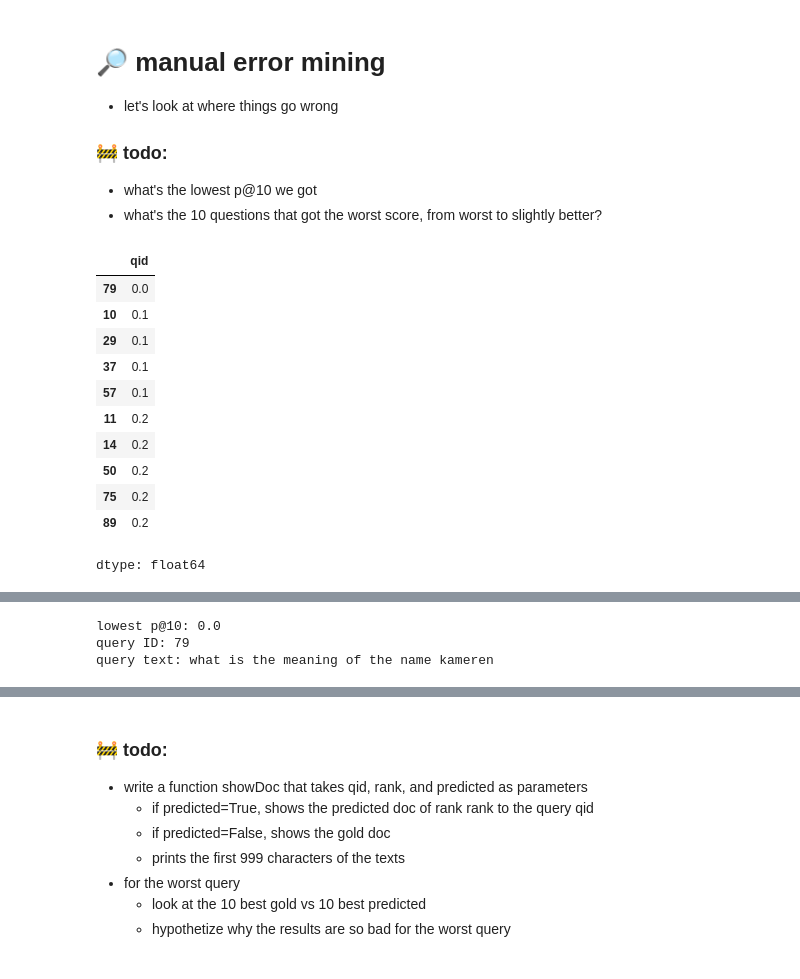
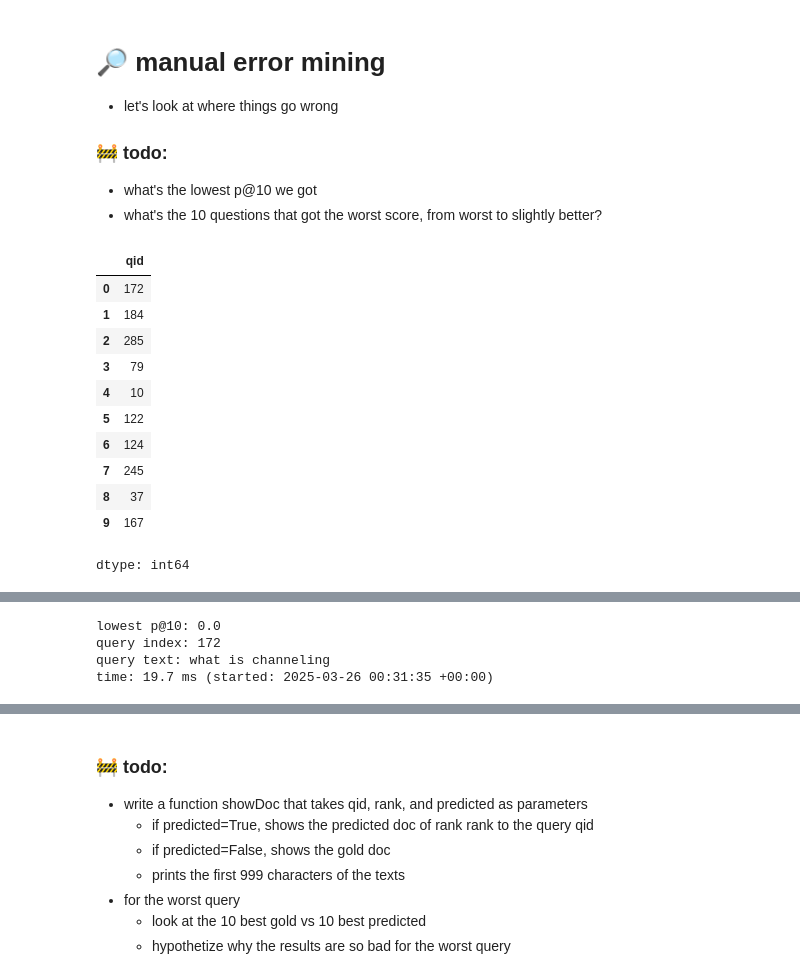
Before and after one commit to Coperr/information-retrieval, a Jupyter notebook: notebook3.ipynb, the cells around one changed output, grey strips where cells are left out. Saved outputs shown, nothing was run; the diff lists cells and outputs as text; code cells hidden in the pictures.

```diff
--- a/notebook3.ipynb
+++ b/notebook3.ipynb
@@ -93,7 +162,7 @@ tqdm.pandas()
 # %%
 # this is a different doc, no longer distinguishing title and body
 docs = pd.read_csv('our.text.msmarco.docs.tsv',sep='\t',usecols=[1,2])
-docs = docs.sample(n=5000, random_state=42) #reduce to 5 documents
+docs = docs.sample(n=15000, random_state=42) #reduce to 5 documents
 docs
 # %% [output]
 |  | docid | text |
@@ -115,8 +190,8 @@ tokenized_corpus = docs.text.progress_apply(vectorizer.build_analyzer())
 # %%
 # use only col 1 if you have memory problems and do BM25 only
 queries = pd.read_csv('our.msmarco.queries.tsv',sep='\t',usecols=[1,2])
-training_queries = queries.iloc[:100]  # only 100 for training
-testing_queries = queries.iloc[100:150]  # small test set
+training_queries = queries.iloc[:300]  # only 100 for training
+testing_queries = queries.iloc[100:550]  # small test set
 training_queries
 # %% [output]
 |  | qid | query |
@@ -200,18 +290,18 @@ np.float64(0.4759999999999999)
 - what's the lowest p@10 we got
 - what's the 10 questions that got the worst score, from worst to slightly better?
 # %%
-worst10bm25 = bm25results.nsmallest(10)
+worst10bm25 = bm25results.argsort()[:10]
 worst10bm25
 # %% [output]
 |  | qid |
-| 79 | 0.0 |
-| 10 | 0.1 |
-| 29 | 0.1 |
-| 37 | 0.1 |
-| 57 | 0.1 |
-| 11 | 0.2 |
-| 14 | 0.2 |
-| 50 | 0.2 |
-| 75 | 0.2 |
-| 89 | 0.2 |
+| 0 | 172 |
+| 1 | 184 |
+| 2 | 285 |
+| 3 | 79 |
+| 4 | 10 |
+| 5 | 122 |
+| 6 | 124 |
+| 7 | 245 |
+| 8 | 37 |
+| 9 | 167 |
-dtype: float64
+dtype: int64
@@ -221,12 +312,13 @@ worst_query = training_queries.loc[qid]
 score = bm25results[qid]
 
 print("lowest p@10:", score)
-print("query ID:", qid)
+print("query index:", qid)
 print("query text:", worst_query.query)
 # %% [output]
 lowest p@10: 0.0
-query ID: 79
-query text: what is the meaning of the name kameren
+query index: 172
+query text: what is channeling
+time: 19.7 ms (started: 2025-03-26 00:31:35 +00:00)
 # %%
 worst10bm25i = bm25results.nsmallest(10).index
 worst10bm25i
```
Also changed, not shown: parts of 27 cells of this notebook.
